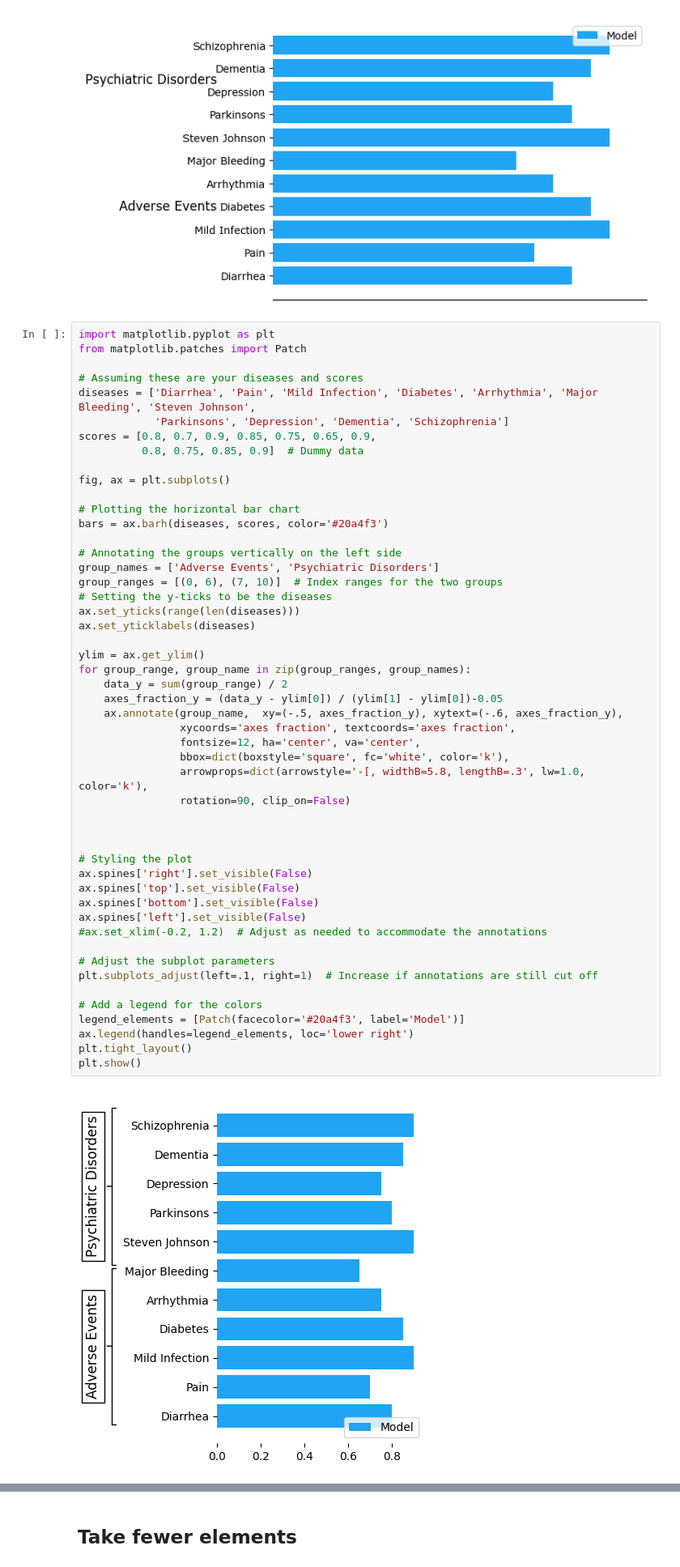
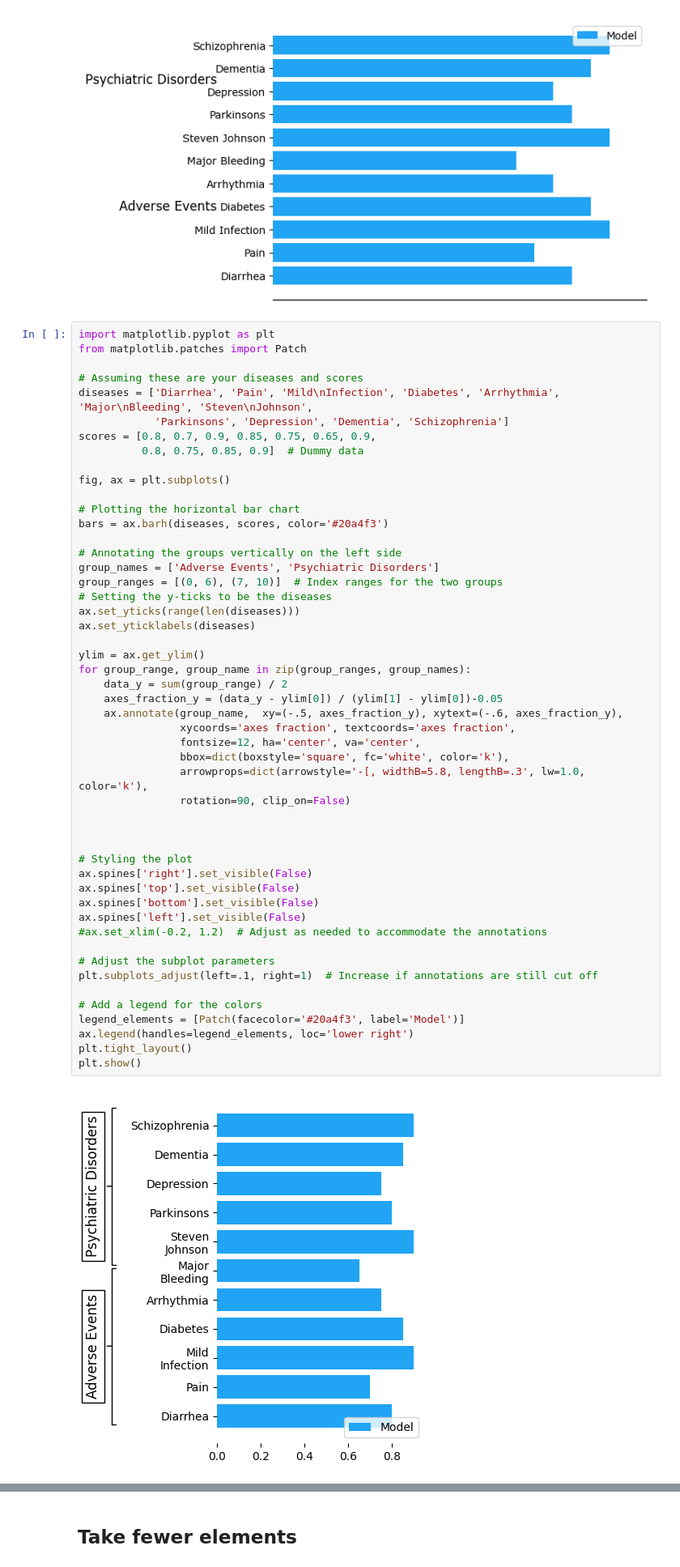
Before and after one commit to mikkelfo/CORE-BEHRT, a Jupyter notebook: results/downstream.ipynb, the cells around one changed output, grey strips where cells are left out. Shown: that part at 81% size. Saved outputs shown, nothing was run; the diff lists cells and outputs as text.

```diff
--- a/results/downstream.ipynb
+++ b/results/downstream.ipynb
@@ -89,7 +89,7 @@ import matplotlib.pyplot as plt
 from matplotlib.patches import Patch
 
 # Assuming these are your diseases and scores
-diseases = ['Diarrhea', 'Pain', 'Mild Infection', 'Diabetes', 'Arrhythmia', 'Major Bleeding', 'Steven Johnson',
+diseases = ['Diarrhea', 'Pain', 'Mild\nInfection', 'Diabetes', 'Arrhythmia', 'Major\nBleeding', 'Steven\nJohnson',
             'Parkinsons', 'Depression', 'Dementia', 'Schizophrenia']
 scores = [0.8, 0.7, 0.9, 0.85, 0.75, 0.65, 0.9,
           0.8, 0.75, 0.85, 0.9]  # Dummy data
@@ -108,34 +108,34 @@ ax.set_yticklabels(diseases)
 
 ylim = ax.get_ylim()
 for group_range, group_name in zip(group_ranges, group_names):
     data_y = sum(group_range) / 2
     axes_fraction_y = (data_y - ylim[0]) / (ylim[1] - ylim[0])-0.05
     ax.annotate(group_name,  xy=(-.5, axes_fraction_y), xytext=(-.6, axes_fraction_y),
                 xycoords='axes fraction', textcoords='axes fraction',
                 fontsize=12, ha='center', va='center',
                 bbox=dict(boxstyle='square', fc='white', color='k'),
                 arrowprops=dict(arrowstyle='-[, widthB=5.8, lengthB=.3', lw=1.0, color='k'),
                 rotation=90, clip_on=False)
 
 
 
 # Styling the plot
 ax.spines['right'].set_visible(False)
 ax.spines['top'].set_visible(False)
 ax.spines['bottom'].set_visible(False)
 ax.spines['left'].set_visible(False)
 #ax.set_xlim(-0.2, 1.2)  # Adjust as needed to accommodate the annotations
 
 # Adjust the subplot parameters
 plt.subplots_adjust(left=.1, right=1)  # Increase if annotations are still cut off
 
 # Add a legend for the colors
 legend_elements = [Patch(facecolor='#20a4f3', label='Model')]
 ax.legend(handles=legend_elements, loc='lower right')
 plt.tight_layout()
 plt.show()
 # %% [output]
-[figure, old version]
+[figure, new version]
 # %%
 import numpy as np
 diseases = ['Diarrhea', 'Pain', 'Mild Infection', 'Diabetes', 'Arrhythmia', 'Major Bleeding', 'Steven Johnson',
```
Also changed, not shown: parts of 5 cells of this notebook, 10 other files.
